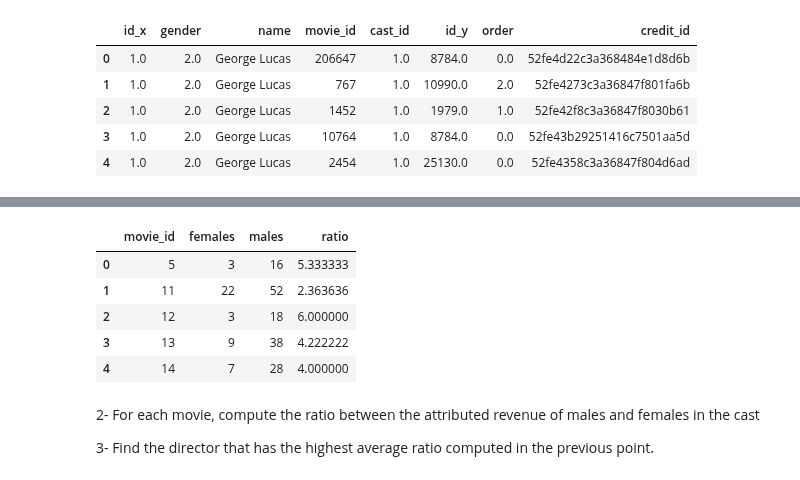
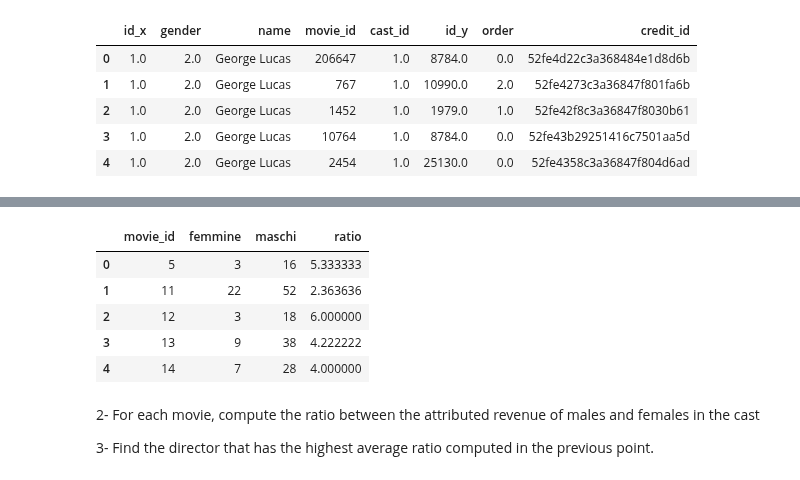
Before and after one commit to silviasantamaria/computerscience, a Jupyter notebook: NUOVO_PROJECT.ipynb, the cells around one changed output, grey strips where cells are left out. Cells and saved outputs as stored; diff of their text form; code cells hidden in the pictures.

```diff
--- a/NUOVO_PROJECT.ipynb
+++ b/NUOVO_PROJECT.ipynb
@@ -607,19 +567,18 @@ tot_cast.head()
-# %%
-merged = pd.merge(mf, tot_cast, on = 'movie_id')
-merged['tot'] = merged['id_x_y'] - merged['id_x_x']
-merged['ratio'] = merged['tot'] / merged['id_x_x']
-merged = merged[merged['gender'] != 2.0]
-merged = merged.rename(columns={'id_x_x': 'females', 'tot': 'males'})
-merged = merged.reset_index()
-merged = merged[['movie_id', 'females', 'males', 'ratio']]
-merged.head()
-# %% [output]
-|  | movie_id | females | males | ratio |
-| 0 | 5 | 3 | 16 | 5.333333 |
-| 1 | 11 | 22 | 52 | 2.363636 |
-| 2 | 12 | 3 | 18 | 6.000000 |
-| 3 | 13 | 9 | 38 | 4.222222 |
-| 4 | 14 | 7 | 28 | 4.000000 |
+# %%
+femmine=counter[counter.gender == 1.0]
+maschi=counter[counter.gender == 2.0]
+femmine=femmine.rename(index=str, columns={"id_x" : "femmine"})
+maschi=maschi.rename(index=str, columns={"id_x" : "maschi"})
+totale=pd.merge(femmine[['movie_id', 'femmine']], maschi[['movie_id', 'maschi']], on='movie_id')
+totale['ratio']=totale['maschi']/totale['femmine']
+totale.head()
+# %% [output]
+|  | movie_id | femmine | maschi | ratio |
+| 0 | 5 | 3 | 16 | 5.333333 |
+| 1 | 11 | 22 | 52 | 2.363636 |
+| 2 | 12 | 3 | 18 | 6.000000 |
+| 3 | 13 | 9 | 38 | 4.222222 |
+| 4 | 14 | 7 | 28 | 4.000000 |
 # %% [markdown]
 2- For each movie, compute the ratio between the attributed revenue of males and females in the cast
 
```
Also changed, not shown: parts of 6 cells of this notebook.
